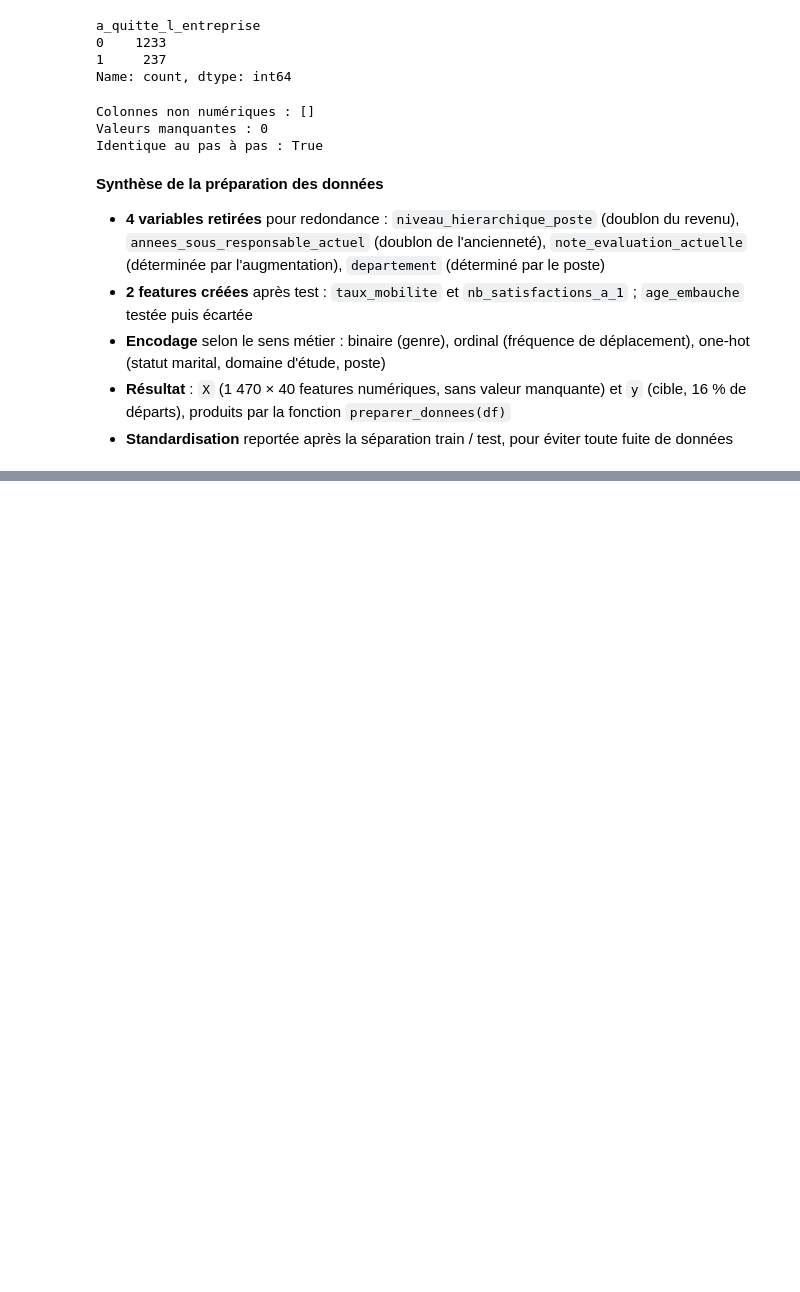
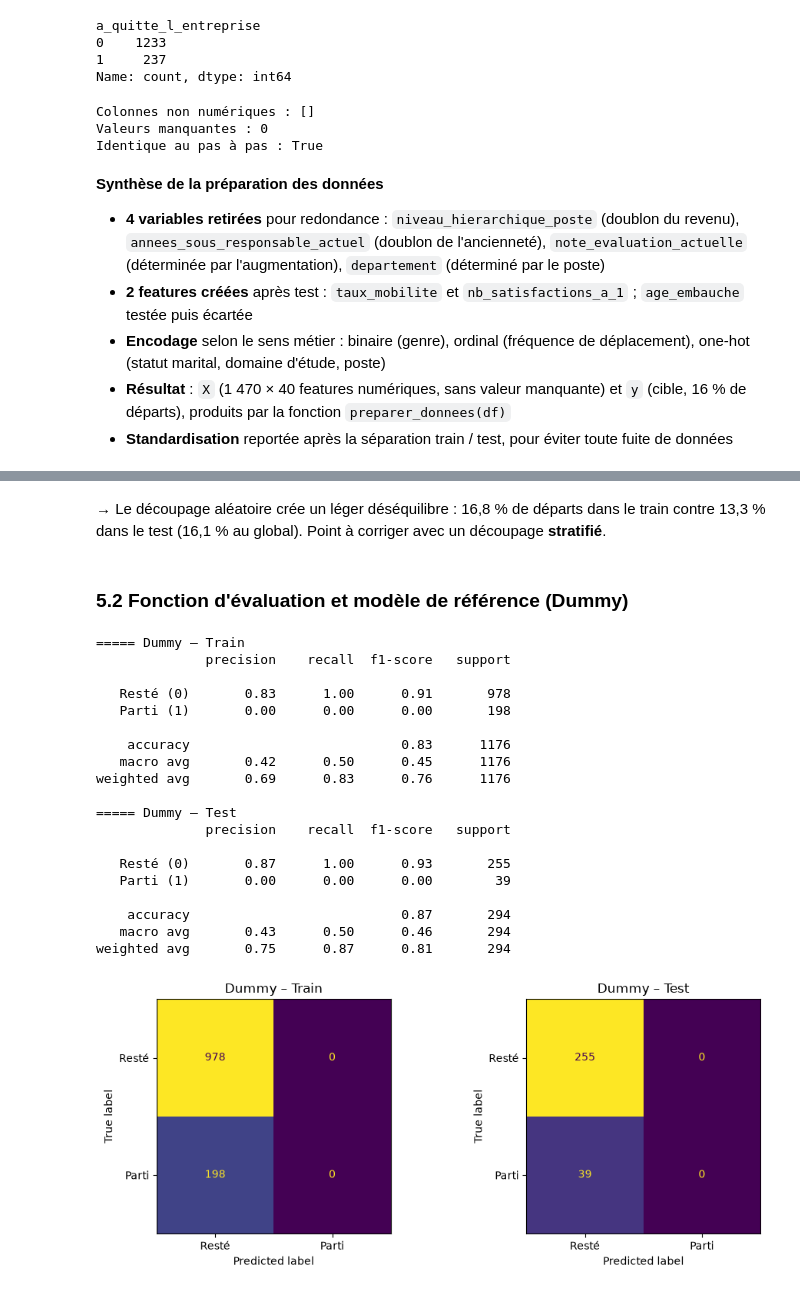
Before and after one commit to youdontknowmu/Projet4, a Jupyter notebook: 01_exploration.ipynb, the cells around one changed output, grey strips where cells are left out. Drawn from its saved outputs; the diff is of its cells as text; code cells hidden in the pictures; blank space fills up the shorter version.

```diff
--- a/01_exploration.ipynb
+++ b/01_exploration.ipynb
@@ -1267,7 +1273,7 @@ Assemblage de toutes les transformations validées (4.3 à 4.5) en une seule fon
 # Fonction finale : du DataFrame central à X (features) et y (cible)
 # ------------------------------------------------------------
 def preparer_donnees(df):
-    """Applique toutes les transformations de l'étape 2 et renvoie X (features) et y (cible)."""
+    """Applique toutes les transformations de la section 2 et renvoie X (features) et y (cible)."""
     # 1) Suppression des variables redondantes (4.3)
     df = df.drop(columns=COLONNES_REDONDANTES)
 
@@ -1321,0 +1357,64 @@ Identique au pas à pas : True
+# %% [markdown]
+→ Le découpage aléatoire crée un léger déséquilibre : 16,8 % de départs dans le train contre 13,3 % dans le test (16,1 % au global). Point à corriger avec un découpage **stratifié**.
+# %% [markdown]
+### 5.2 Fonction d'évaluation et modèle de référence (Dummy)
+# %%
+# ------------------------------------------------------------
+# Fonction : évalue un modèle entraîné, sur le train ET sur le test
+# ------------------------------------------------------------
+from sklearn.metrics import classification_report, ConfusionMatrixDisplay
+
+def evaluer_modele(modele, nom):
+    """Affiche le classification_report et la matrice de confusion, sur le train puis sur le test."""
+    fig, axes = plt.subplots(1, 2, figsize=(10, 4))
+    jeux = [("Train", X_train, y_train), ("Test", X_test, y_test)]
+
+    for i, (nom_jeu, X_jeu, y_jeu) in enumerate(jeux):
+        # Le modèle "passe l'examen" sur ce jeu
+        y_pred = modele.predict(X_jeu)
+
+        # Rapport complet : précision, rappel, f1 pour chaque classe + accuracy
+        # zero_division=0 : évite un avertissement si le modèle ne prédit jamais une classe
+        print(f"===== {nom} – {nom_jeu}")
+        print(classification_report(y_jeu, y_pred, target_names=["Resté (0)", "Parti (1)"], zero_division=0))
+
+        # Matrice de confusion : lignes = réalité, colonnes = prédiction du modèle
+        ConfusionMatrixDisplay.from_predictions(y_jeu, y_pred, display_labels=["Resté", "Parti"],
+                                                ax=axes[i], colorbar=False)
+        axes[i].set_title(f"{nom} – {nom_jeu}")
+
+    plt.tight_layout()
+    plt.show()
+# %%
+# ------------------------------------------------------------
+# Modèle Dummy : la référence "sans intelligence"
+# ------------------------------------------------------------
+from sklearn.dummy import DummyClassifier
+
+# strategy="most_frequent" : prédit toujours la classe la plus fréquente ("Resté"),
+# sans même regarder les données. Tout vrai modèle devra faire mieux que lui.
+modele_dummy = DummyClassifier(strategy="most_frequent")
+modele_dummy.fit(X_train, y_train)
+
+evaluer_modele(modele_dummy, "Dummy")
+# %% [output]
+===== Dummy – Train
+              precision    recall  f1-score   support
+
+   Resté (0)       0.83      1.00      0.91       978
+   Parti (1)       0.00      0.00      0.00       198
+
+    accuracy                           0.83      1176
+   macro avg       0.42      0.50      0.45      1176
+weighted avg       0.69      0.83      0.76      1176
+
+===== Dummy – Test
+              precision    recall  f1-score   support
+
+   Resté (0)       0.87      1.00      0.93       255
+   Parti (1)       0.00      0.00      0.00        39
+
+    accuracy                           0.87       294
+   macro avg       0.43      0.50      0.46       294
+weighted avg       0.75      0.87      0.81       294
+[figure, added]
```
Also changed, not shown: parts of 84 cells of this notebook, 2 other files.
